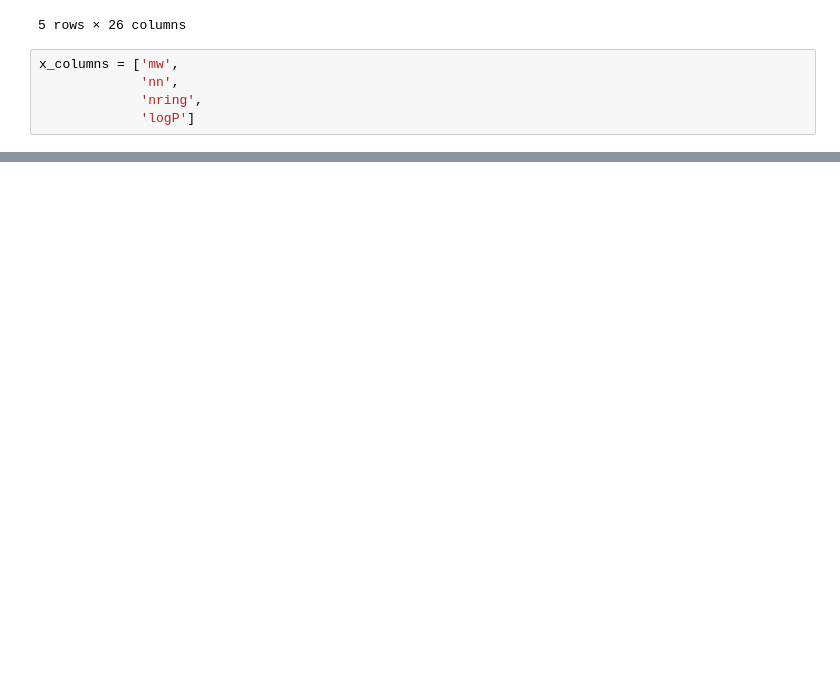
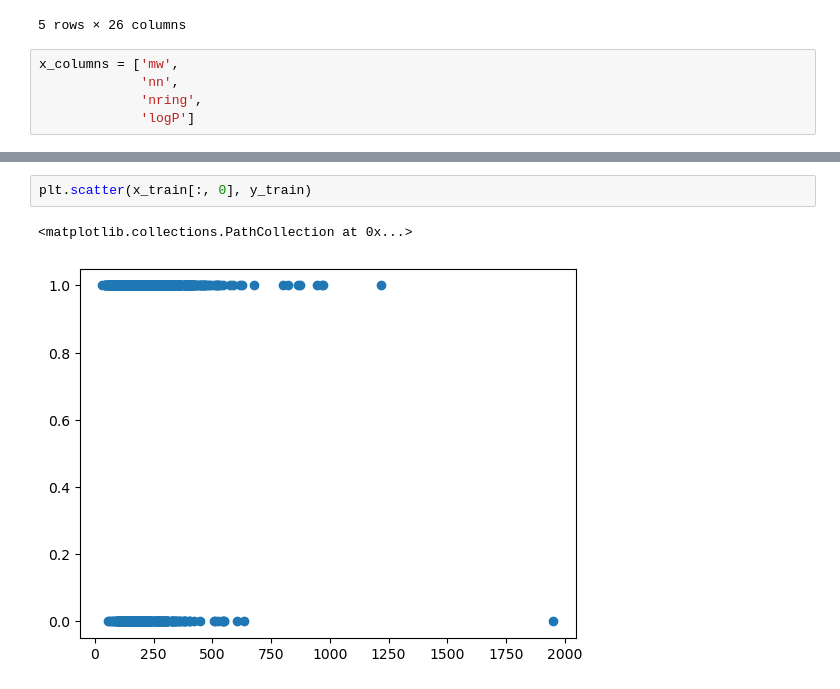
Before and after one commit to Williamarvin/Ceng3300_project, a Jupyter notebook: project.ipynb, the cells around one changed output, grey strips where cells are left out. Saved outputs shown, nothing was run; the diff lists cells and outputs as text; blank space fills up the shorter version.

```diff
--- a/project.ipynb
+++ b/project.ipynb
@@ -267,0 +318,5 @@ The accuracy of the prediction is 0.9646133682830931
+# %%
+plt.scatter(x_train[:, 0], y_train)
+# %% [output]
+<matplotlib.collections.PathCollection at 0x...>
+[figure, added]
```
Also changed, not shown: parts of 7 cells of this notebook.
